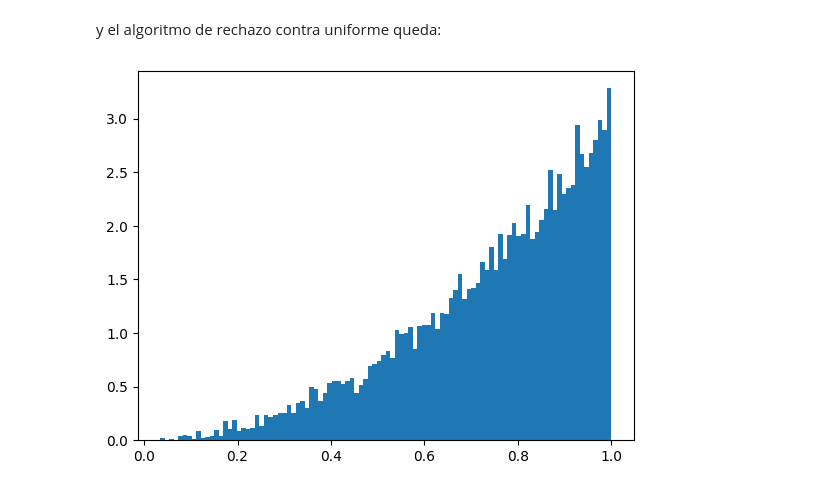
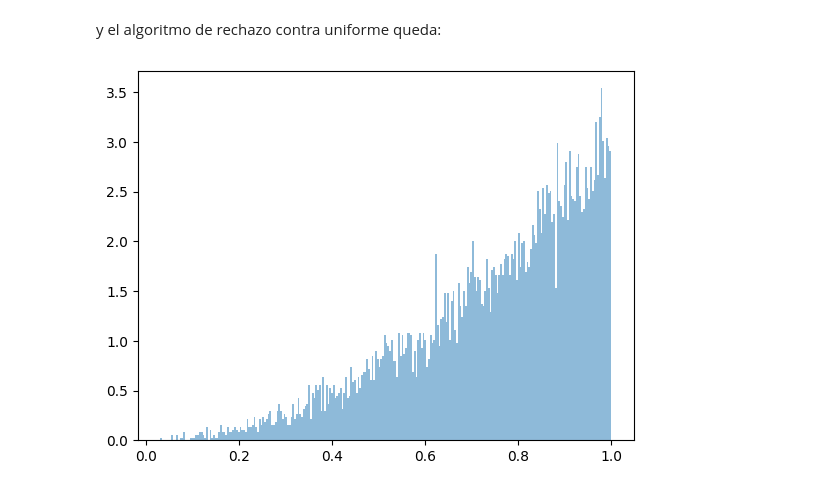
Before and after one commit to AdolfoBanchio/Famaf, a Jupyter notebook: 4to/Modelos y simulacion/Unidad 5-Generar VA continuas/practico5/ejercicio6.ipynb, the cells around one changed output. Drawn from its saved outputs; the diff is of its cells as text; code cells hidden in the pictures.

```diff
--- a/4to/Modelos y simulacion/Unidad 5-Generar VA continuas/practico5/ejercicio6.ipynb
+++ b/4to/Modelos y simulacion/Unidad 5-Generar VA continuas/practico5/ejercicio6.ipynb
@@ -132,7 +121,7 @@ def gen_rechazo_F_u(n):
 # %%
 # genero un histograma del generador con rechazo contra uniforme
 rechazo_f = [gen_rechazo_F_u(3) for i in range(10000)]
-plt.hist(rechazo_f, bins=100, density=True)
+plt.hist(rechazo_f, bins=256, density=True, alpha=0.5)
 plt.show()
 # %% [output]
-[figure, old version]
+[figure, new version]
```
Also changed, not shown: parts of 4 cells of this notebook, 10 other files.
